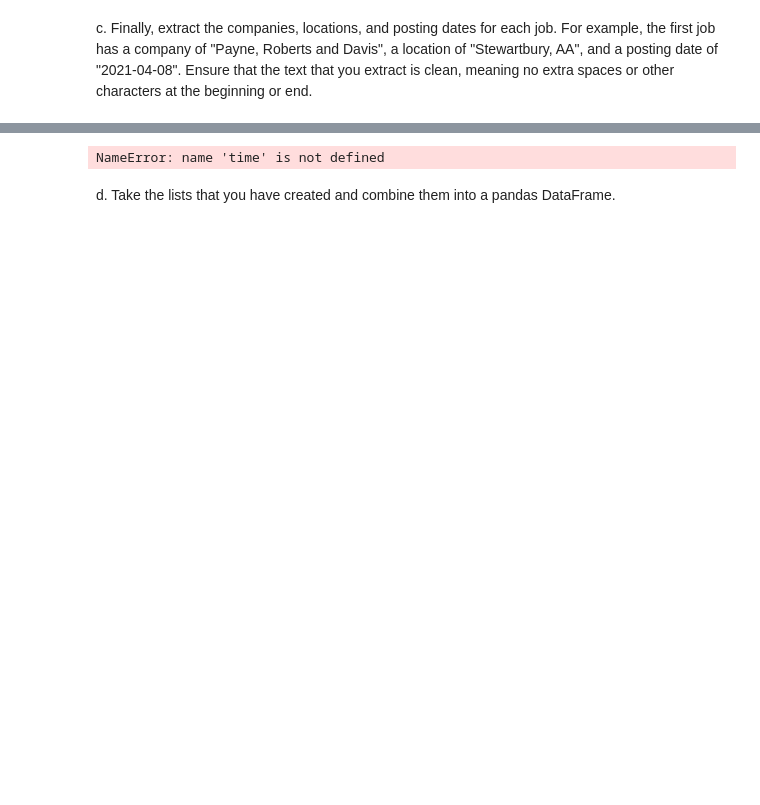
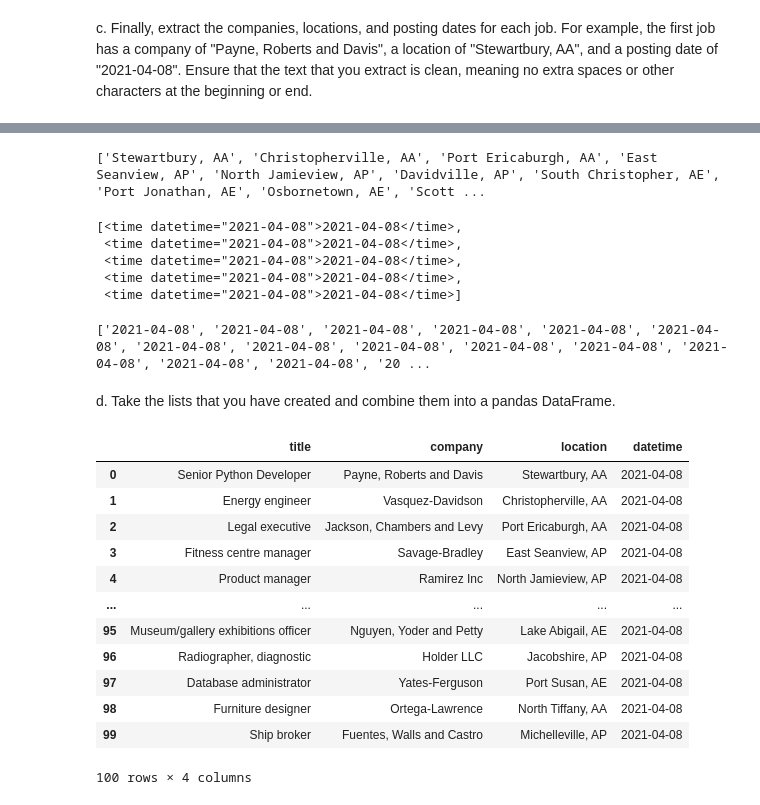
Before and after one commit to NSS-Full-Time-Data-Analytics-11/webscraping-Fozeyasaid, a Jupyter notebook: web scraping.ipynb, the cells around one changed output, grey strips where cells are left out. Cells and saved outputs as stored; diff of their text form; code cells hidden in the pictures; blank space fills up the shorter version.

```diff
--- a/web scraping.ipynb
+++ b/web scraping.ipynb
@@ -138,13 +141,53 @@ location
+# %%
+all_locations = []
+for location_tag in all_locations_tag:
+    all_locations.append(location_tag.text.strip())
+print(all_locations)
+# %% [output]
+['Stewartbury, AA', 'Christopherville, AA', 'Port Ericaburgh, AA', 'East Seanview, AP', 'North Jamieview, AP', 'Davidville, AP', 'South Christopher, AE', 'Port Jonathan, AE', 'Osbornetown, AE', 'Scott ...
 # %%
 # time
 # %%
-datetime = soup.findAll('time')
-time
+all_datetime_tag = soup.findAll('time')
+all_datetime_tag[0:5]
 # %% [output]
-NameError: name 'time' is not defined
+[<time datetime="2021-04-08">2021-04-08</time>,
+ <time datetime="2021-04-08">2021-04-08</time>,
+ <time datetime="2021-04-08">2021-04-08</time>,
+ <time datetime="2021-04-08">2021-04-08</time>,
+ <time datetime="2021-04-08">2021-04-08</time>]
+# %%
+all_datetime = []
+for datetime_tag in all_datetime_tag:
+    all_datetime.append(datetime_tag.text)
+print(all_datetime)
+# %% [output]
+['2021-04-08', '2021-04-08', '2021-04-08', '2021-04-08', '2021-04-08', '2021-04-08', '2021-04-08', '2021-04-08', '2021-04-08', '2021-04-08', '2021-04-08', '2021-04-08', '2021-04-08', '2021-04-08', '20 ...
 # %% [markdown]
 d. Take the lists that you have created and combine them into a pandas DataFrame.
 # %%
 import pandas as pd
 # %%
-df = pd.read
+lists = {'title' : all_titles,
+         'company' : all_companies,
+         'location' : all_locations,
+         'datetime' : all_datetime}
+
+# create dataframe = df
+# %%
+df = pd.DataFrame(lists)
+df
+# %% [output]
+|  | title | company | location | datetime |
+| 0 | Senior Python Developer | Payne, Roberts and Davis | Stewartbury, AA | 2021-04-08 |
+| 1 | Energy engineer | Vasquez-Davidson | Christopherville, AA | 2021-04-08 |
+| 2 | Legal executive | Jackson, Chambers and Levy | Port Ericaburgh, AA | 2021-04-08 |
+| 3 | Fitness centre manager | Savage-Bradley | East Seanview, AP | 2021-04-08 |
+| 4 | Product manager | Ramirez Inc | North Jamieview, AP | 2021-04-08 |
+| ... | ... | ... | ... | ... |
+| 95 | Museum/gallery exhibitions officer | Nguyen, Yoder and Petty | Lake Abigail, AE | 2021-04-08 |
+| 96 | Radiographer, diagnostic | Holder LLC | Jacobshire, AP | 2021-04-08 |
+| 97 | Database administrator | Yates-Ferguson | Port Susan, AE | 2021-04-08 |
+| 98 | Furniture designer | Ortega-Lawrence | North Tiffany, AA | 2021-04-08 |
+| 99 | Ship broker | Fuentes, Walls and Castro | Michelleville, AP | 2021-04-08 |
+100 rows × 4 columns
```
Also changed, not shown: parts of 37 cells of this notebook.
